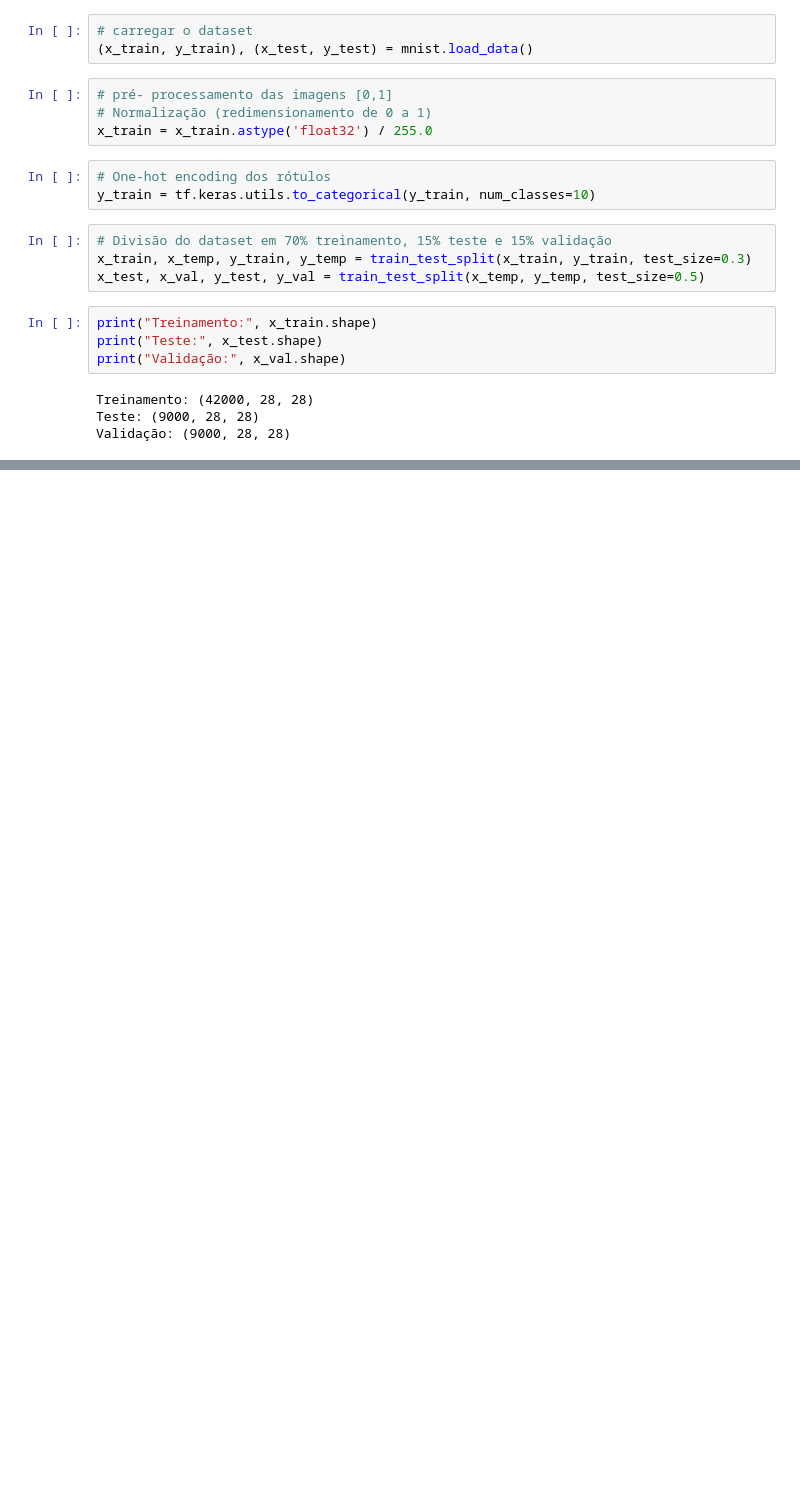
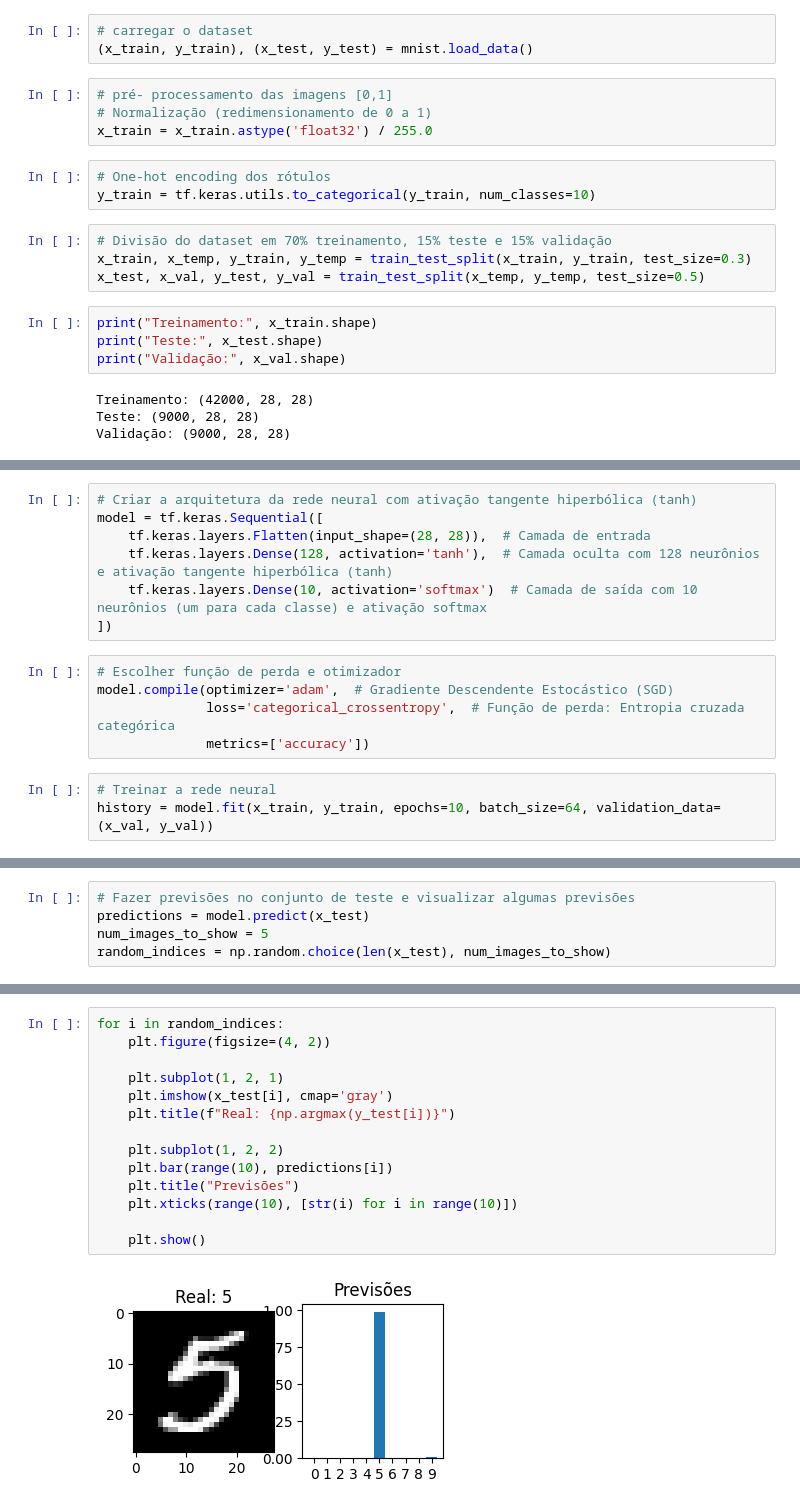
Before and after one commit to camiyuka/java-dio, a Jupyter notebook: atividade_IA_03_10.ipynb, the cells around one changed output, grey strips where cells are left out. Drawn from its saved outputs; the diff is of its cells as text; blank space fills up the shorter version.

```diff
--- a/atividade_IA_03_10.ipynb
+++ b/atividade_IA_03_10.ipynb
@@ -84,0 +58,15 @@ ValueError: ignored
+# %%
+# Criar a arquitetura da rede neural com ativação tangente hiperbólica (tanh)
+model = tf.keras.Sequential([
+    tf.keras.layers.Flatten(input_shape=(28, 28)),  # Camada de entrada
+    tf.keras.layers.Dense(128, activation='tanh'),  # Camada oculta com 128 neurônios e ativação tangente hiperbólica (tanh)
+    tf.keras.layers.Dense(10, activation='softmax')  # Camada de saída com 10 neurônios (um para cada classe) e ativação softmax
+])
+# %%
+# Escolher função de perda e otimizador
+model.compile(optimizer='adam',  # Gradiente Descendente Estocástico (SGD)
+              loss='categorical_crossentropy',  # Função de perda: Entropia cruzada categórica
+              metrics=['accuracy'])
+# %%
+# Treinar a rede neural
+history = model.fit(x_train, y_train, epochs=10, batch_size=64, validation_data=(x_val, y_val))
@@ -84,0 +101,5 @@ ValueError: ignored
+# %%
+# Fazer previsões no conjunto de teste e visualizar algumas previsões
+predictions = model.predict(x_test)
+num_images_to_show = 5
+random_indices = np.random.choice(len(x_test), num_images_to_show)
@@ -84,0 +108,16 @@ ValueError: ignored
+# %%
+for i in random_indices:
+    plt.figure(figsize=(4, 2))
+
+    plt.subplot(1, 2, 1)
+    plt.imshow(x_test[i], cmap='gray')
+    plt.title(f"Real: {np.argmax(y_test[i])}")
+
+    plt.subplot(1, 2, 2)
+    plt.bar(range(10), predictions[i])
+    plt.title("Previsões")
+    plt.xticks(range(10), [str(i) for i in range(10)])
+
+    plt.show()
+# %% [output]
+[figure, added]
```
Also changed, not shown: parts of 8 cells of this notebook.
